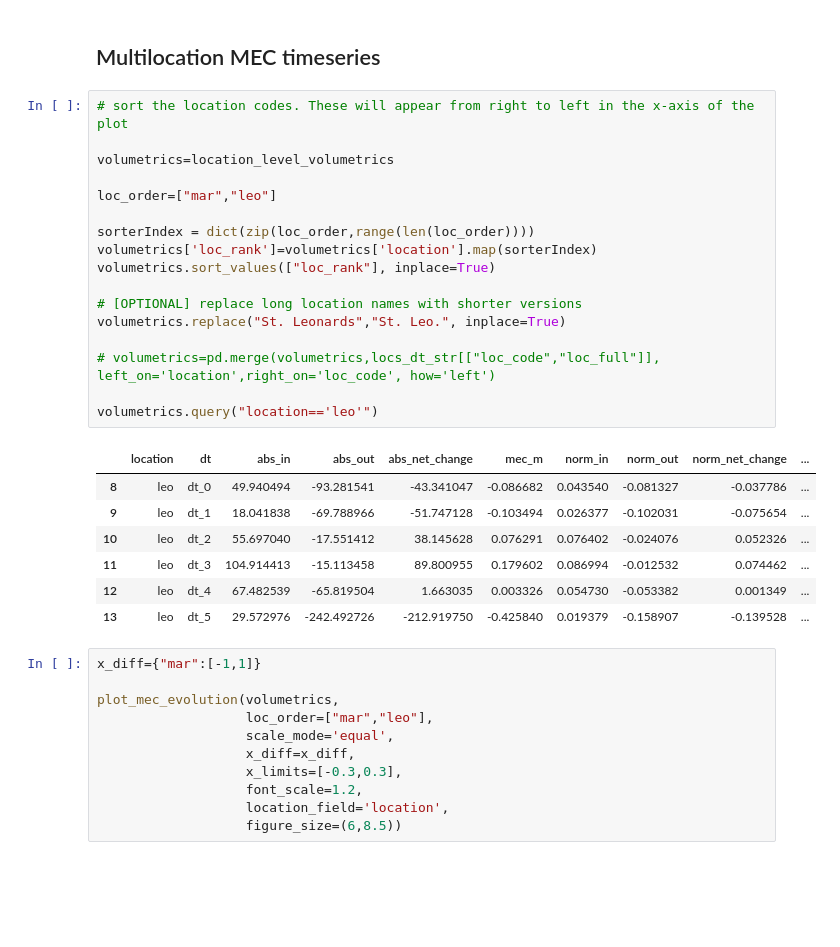
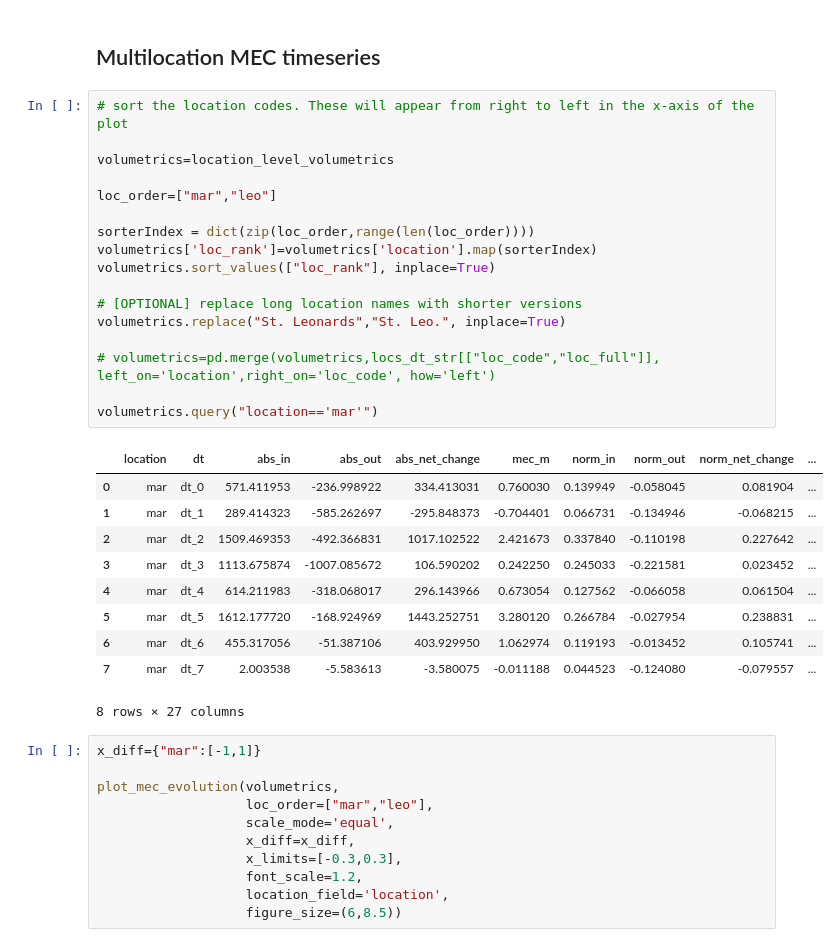
Before and after one commit to npucino/sandpyper, a Jupyter notebook: examples/Volumetrics.ipynb, the cells around one changed output. Drawn from its saved outputs; the diff is of its cells as text; blank space fills up the shorter version.

```diff
--- a/examples/Volumetrics.ipynb
+++ b/examples/Volumetrics.ipynb
@@ -301,28 +393,31 @@ Working on mar at dt_3
 # %%
 # sort the location codes. These will appear from right to left in the x-axis of the plot
 
 volumetrics=location_level_volumetrics
 
 loc_order=["mar","leo"]
 
 sorterIndex = dict(zip(loc_order,range(len(loc_order))))
 volumetrics['loc_rank']=volumetrics['location'].map(sorterIndex)
 volumetrics.sort_values(["loc_rank"], inplace=True)
 
 # [OPTIONAL] replace long location names with shorter versions
 volumetrics.replace("St. Leonards","St. Leo.", inplace=True)
 
 # volumetrics=pd.merge(volumetrics,locs_dt_str[["loc_code","loc_full"]], left_on='location',right_on='loc_code', how='left')
 
-volumetrics.query("location=='leo'")
+volumetrics.query("location=='mar'")
 # %% [output]
 |  | location | dt | abs_in | abs_out | abs_net_change | mec_m | norm_in | norm_out | norm_net_change | ... |
-| 8 | leo | dt_0 | 49.940494 | -93.281541 | -43.341047 | -0.086682 | 0.043540 | -0.081327 | -0.037786 | ... |
-| 9 | leo | dt_1 | 18.041838 | -69.788966 | -51.747128 | -0.103494 | 0.026377 | -0.102031 | -0.075654 | ... |
-| 10 | leo | dt_2 | 55.697040 | -17.551412 | 38.145628 | 0.076291 | 0.076402 | -0.024076 | 0.052326 | ... |
-| 11 | leo | dt_3 | 104.914413 | -15.113458 | 89.800955 | 0.179602 | 0.086994 | -0.012532 | 0.074462 | ... |
-| 12 | leo | dt_4 | 67.482539 | -65.819504 | 1.663035 | 0.003326 | 0.054730 | -0.053382 | 0.001349 | ... |
-| 13 | leo | dt_5 | 29.572976 | -242.492726 | -212.919750 | -0.425840 | 0.019379 | -0.158907 | -0.139528 | ... |
+| 0 | mar | dt_0 | 571.411953 | -236.998922 | 334.413031 | 0.760030 | 0.139949 | -0.058045 | 0.081904 | ... |
+| 1 | mar | dt_1 | 289.414323 | -585.262697 | -295.848373 | -0.704401 | 0.066731 | -0.134946 | -0.068215 | ... |
+| 2 | mar | dt_2 | 1509.469353 | -492.366831 | 1017.102522 | 2.421673 | 0.337840 | -0.110198 | 0.227642 | ... |
+| 3 | mar | dt_3 | 1113.675874 | -1007.085672 | 106.590202 | 0.242250 | 0.245033 | -0.221581 | 0.023452 | ... |
+| 4 | mar | dt_4 | 614.211983 | -318.068017 | 296.143966 | 0.673054 | 0.127562 | -0.066058 | 0.061504 | ... |
+| 5 | mar | dt_5 | 1612.177720 | -168.924969 | 1443.252751 | 3.280120 | 0.266784 | -0.027954 | 0.238831 | ... |
+| 6 | mar | dt_6 | 455.317056 | -51.387106 | 403.929950 | 1.062974 | 0.119193 | -0.013452 | 0.105741 | ... |
+| 7 | mar | dt_7 | 2.003538 | -5.583613 | -3.580075 | -0.011188 | 0.044523 | -0.124080 | -0.079557 | ... |
+8 rows × 27 columns
 # %%
 x_diff={"mar":[-1,1]}
 
```
Also changed, not shown: parts of 15 cells of this notebook, 1 other file.
